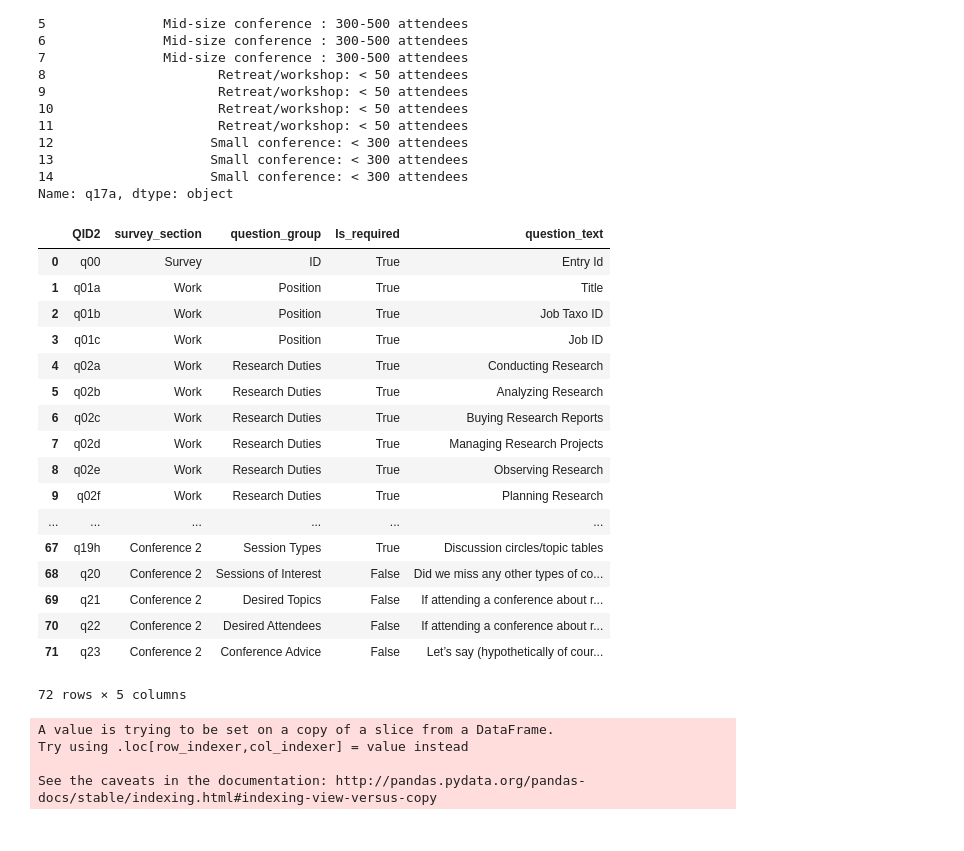
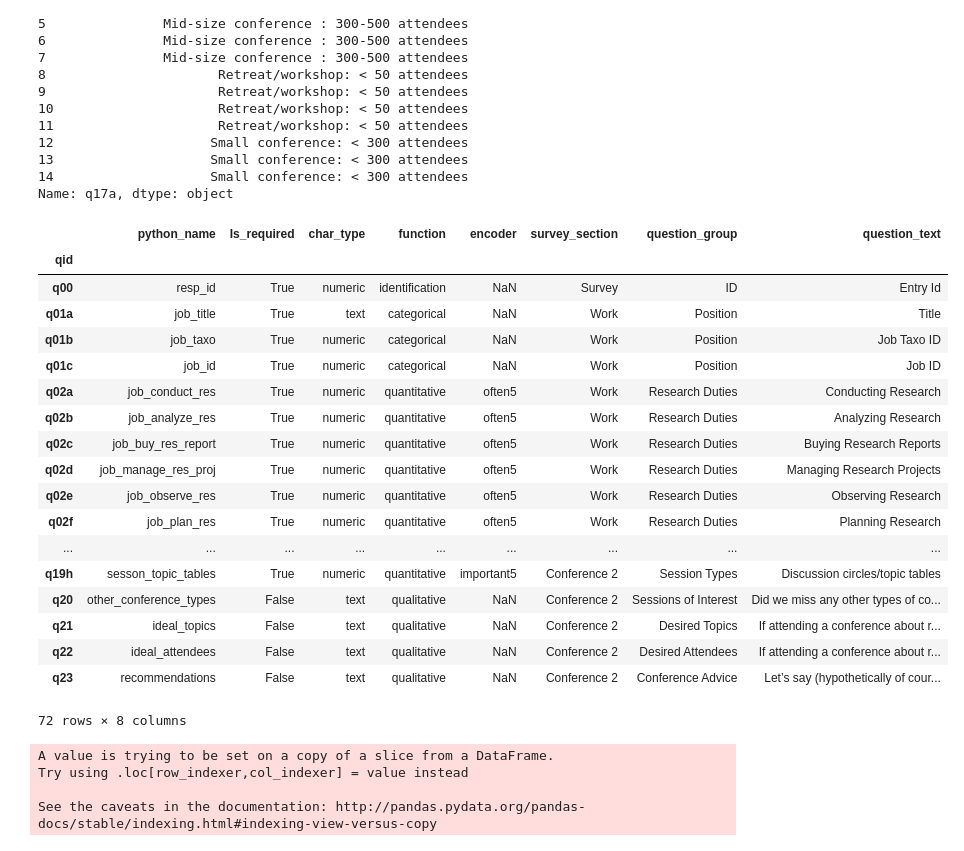
Before and after one commit to PersonaPredicta/Survey_Says..., a Jupyter notebook: kev/kworking_acquire.ipynb, the cells around one changed output. Cells and saved outputs as stored; diff of their text form; code cells hidden in the pictures.

```diff
--- a/kev/kworking_acquire.ipynb
+++ b/kev/kworking_acquire.ipynb
@@ -43,27 +44,30 @@ df.q17a.head(15)
 14                    Small conference: < 300 attendees
 Name: q17a, dtype: object
 # %%
-dfq = pd.read_excel('survey_questions.xlsx', header=0)
+
+dfq = pd.read_excel('survey_questions.xlsx', header=0).set_index('qid')
 dfq
+dfq
 # %% [output]
-|  | QID2 | survey_section | question_group | Is_required | question_text |
-| 0 | q00 | Survey | ID | True | Entry Id |
-| 1 | q01a | Work | Position | True | Title |
-| 2 | q01b | Work | Position | True | Job Taxo ID |
-| 3 | q01c | Work | Position | True | Job ID |
-| 4 | q02a | Work | Research Duties | True | Conducting Research |
-| 5 | q02b | Work | Research Duties | True | Analyzing Research |
-| 6 | q02c | Work | Research Duties | True | Buying Research Reports |
-| 7 | q02d | Work | Research Duties | True | Managing Research Projects |
-| 8 | q02e | Work | Research Duties | True | Observing Research |
-| 9 | q02f | Work | Research Duties | True | Planning Research |
-| ... | ... | ... | ... | ... | ... |
-| 67 | q19h | Conference 2 | Session Types | True | Discussion circles/topic tables |
-| 68 | q20 | Conference 2 | Sessions of Interest | False | Did we miss any other types of co... |
-| 69 | q21 | Conference 2 | Desired Topics | False | If attending a conference about r... |
-| 70 | q22 | Conference 2 | Desired Attendees | False | If attending a conference about r... |
-| 71 | q23 | Conference 2 | Conference Advice | False | Let’s say (hypothetically of cour... |
+|  | python_name | Is_required | char_type | function | encoder | survey_section | question_group | question_text |
+| qid |  |  |  |  |  |  |  |  |
+| q00 | resp_id | True | numeric | identification | NaN | Survey | ID | Entry Id |
+| q01a | job_title | True | text | categorical | NaN | Work | Position | Title |
+| q01b | job_taxo | True | numeric | categorical | NaN | Work | Position | Job Taxo ID |
+| q01c | job_id | True | numeric | categorical | NaN | Work | Position | Job ID |
+| q02a | job_conduct_res | True | numeric | quantitative | often5 | Work | Research Duties | Conducting Research |
+| q02b | job_analyze_res | True | numeric | quantitative | often5 | Work | Research Duties | Analyzing Research |
+| q02c | job_buy_res_report | True | numeric | quantitative | often5 | Work | Research Duties | Buying Research Reports |
+| q02d | job_manage_res_proj | True | numeric | quantitative | often5 | Work | Research Duties | Managing Research Projects |
+| q02e | job_observe_res | True | numeric | quantitative | often5 | Work | Research Duties | Observing Research |
+| q02f | job_plan_res | True | numeric | quantitative | often5 | Work | Research Duties | Planning Research |
+| ... | ... | ... | ... | ... | ... | ... | ... | ... |
+| q19h | sesson_topic_tables | True | numeric | quantitative | important5 | Conference 2 | Session Types | Discussion circles/topic tables |
+| q20 | other_conference_types | False | text | qualitative | NaN | Conference 2 | Sessions of Interest | Did we miss any other types of co... |
+| q21 | ideal_topics | False | text | qualitative | NaN | Conference 2 | Desired Topics | If attending a conference about r... |
+| q22 | ideal_attendees | False | text | qualitative | NaN | Conference 2 | Desired Attendees | If attending a conference about r... |
+| q23 | recommendations | False | text | qualitative | NaN | Conference 2 | Conference Advice | Let’s say (hypothetically of cour... |
-72 rows × 5 columns
+72 rows × 8 columns
 # %%
 def get_objs(df, **kwargs):
     '''
```
Also changed, not shown: parts of 1 cell of this notebook, 1 other file.
